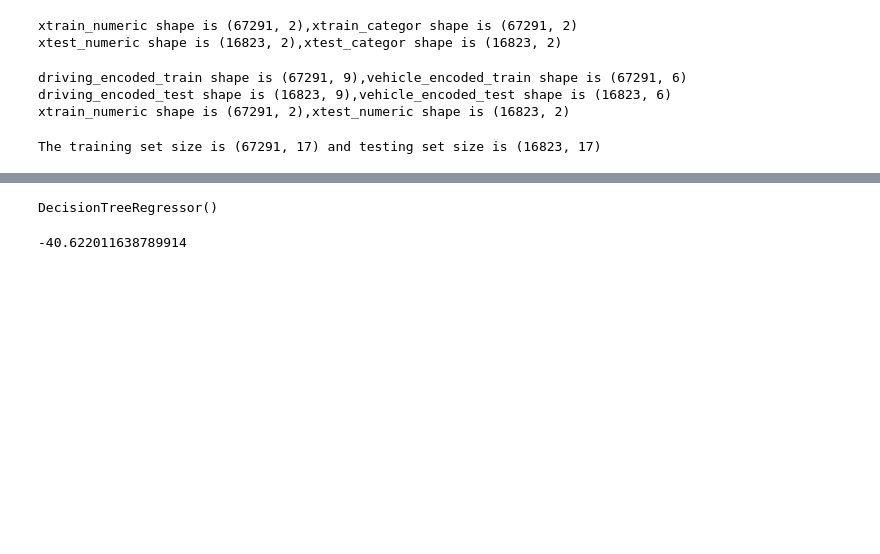
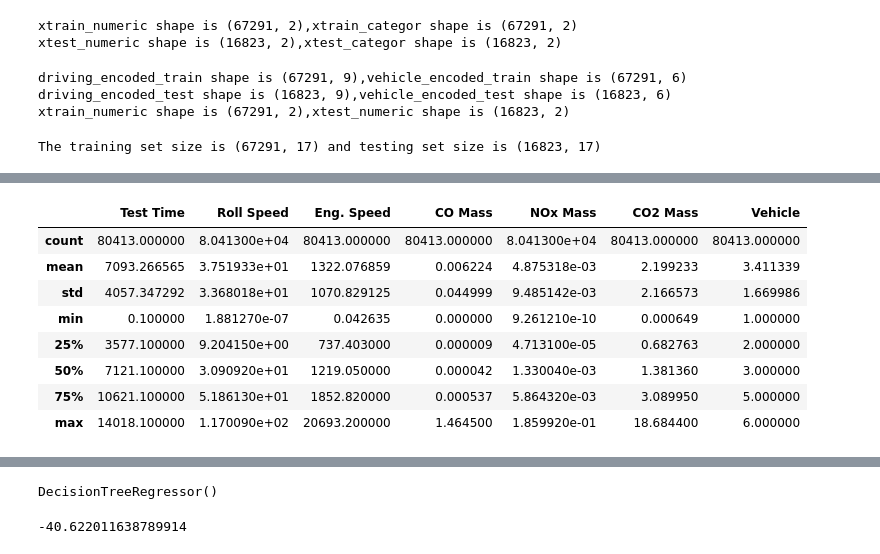
Before and after one commit to msaad1311/TfL-Dataset, a Jupyter notebook: src/EDA.ipynb, the cells around one changed output, grey strips where cells are left out. Drawn from its saved outputs; the diff is of its cells as text; code cells hidden in the pictures; blank space fills up the shorter version.

```diff
--- a/src/EDA.ipynb
+++ b/src/EDA.ipynb
@@ -779,0 +763,12 @@ MultiOutputRegressor(estimator=SVR())
+# %%
+df.describe()
+# %% [output]
+|  | Test Time | Roll Speed | Eng. Speed | CO Mass | NOx Mass | CO2 Mass | Vehicle |
+| count | 80413.000000 | 8.041300e+04 | 80413.000000 | 80413.000000 | 8.041300e+04 | 80413.000000 | 80413.000000 |
+| mean | 7093.266565 | 3.751933e+01 | 1322.076859 | 0.006224 | 4.875318e-03 | 2.199233 | 3.411339 |
+| std | 4057.347292 | 3.368018e+01 | 1070.829125 | 0.044999 | 9.485142e-03 | 2.166573 | 1.669986 |
+| min | 0.100000 | 1.881270e-07 | 0.042635 | 0.000000 | 9.261210e-10 | 0.000649 | 1.000000 |
+| 25% | 3577.100000 | 9.204150e+00 | 737.403000 | 0.000009 | 4.713100e-05 | 0.682763 | 2.000000 |
+| 50% | 7121.100000 | 3.090920e+01 | 1219.050000 | 0.000042 | 1.330040e-03 | 1.381360 | 3.000000 |
+| 75% | 10621.100000 | 5.186130e+01 | 1852.820000 | 0.000537 | 5.864320e-03 | 3.089950 | 5.000000 |
+| max | 14018.100000 | 1.170090e+02 | 20693.200000 | 1.464500 | 1.859920e-01 | 18.684400 | 6.000000 |
```
Also changed, not shown: parts of 14 cells of this notebook.
